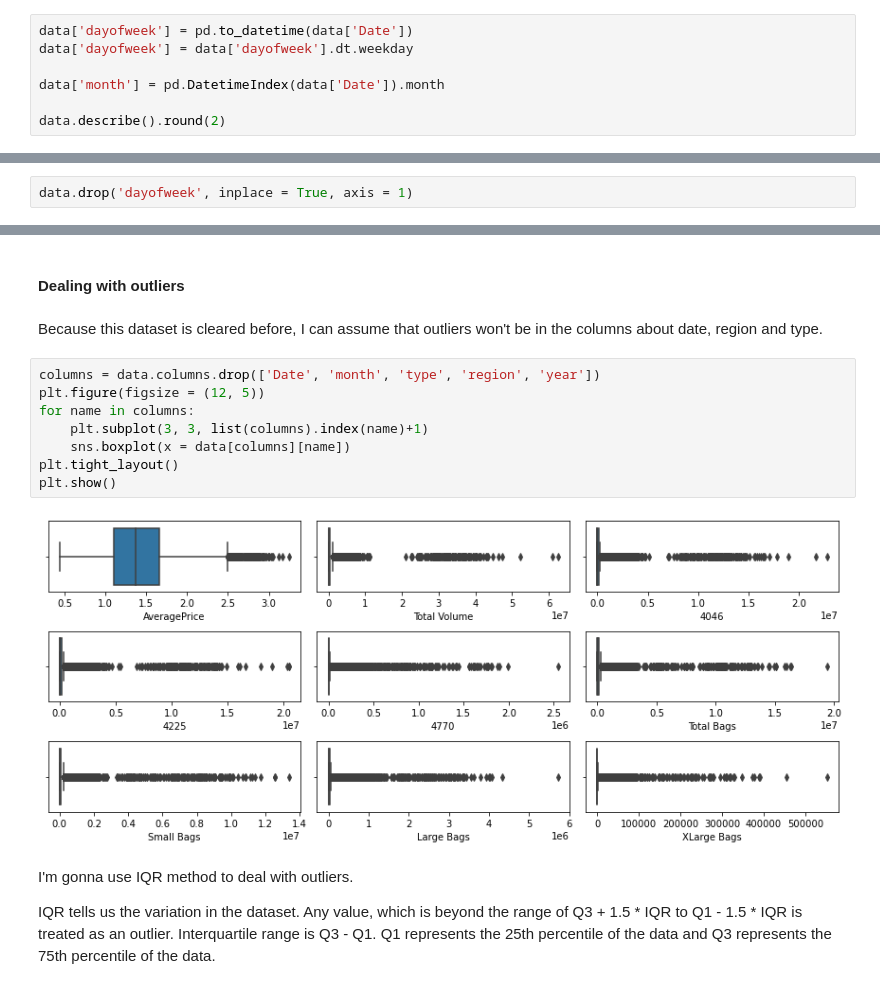
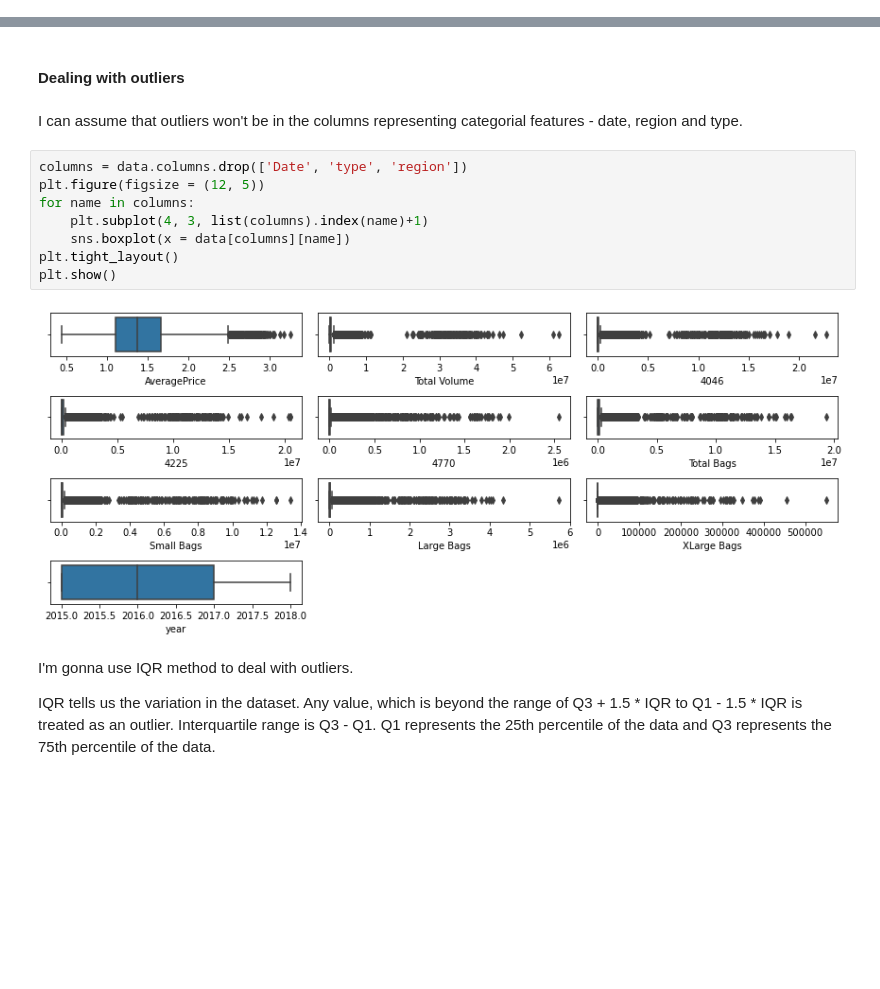
Before and after one commit to sadzikweronika/DS_mini_projects, a Jupyter notebook: Avocado Prices/Avocado Prices.ipynb, the cells around one changed output, grey strips where cells are left out. Saved outputs shown, nothing was run; the diff lists cells and outputs as text; blank space fills up the shorter version.

```diff
--- a/Avocado Prices/Avocado Prices.ipynb
+++ b/Avocado Prices/Avocado Prices.ipynb
@@ -83,7 +80,0 @@ We have columns about date and year. Let's add 2 columns - day of week and month
-# %%
-data['dayofweek'] = pd.to_datetime(data['Date'])
-data['dayofweek'] = data['dayofweek'].dt.weekday
-
-data['month'] = pd.DatetimeIndex(data['Date']).month
-
-data.describe().round(2)
@@ -102,5 +81,3 @@ As we can see, every price has been measured on Saturday, so this new column 'da
-# %%
-data.drop('dayofweek', inplace = True, axis = 1)
 # %% [markdown]
 We have 13 features. Here is the desciption of the relevant ones:
 
@@ -140,17 +116,17 @@ There are no null values. This dataset seems to be cleared from missing values b
 # %% [markdown]
 #### Dealing with outliers
 # %% [markdown]
-Because this dataset is cleared before, I can assume that outliers won't be in the columns about date, region and type.
+I can assume that outliers won't be in the columns representing categorial features - date, region and type.
 # %%
-columns = data.columns.drop(['Date', 'month', 'type', 'region', 'year'])
+columns = data.columns.drop(['Date', 'type', 'region'])
 plt.figure(figsize = (12, 5))
 for name in columns:
-    plt.subplot(3, 3, list(columns).index(name)+1)
+    plt.subplot(4, 3, list(columns).index(name)+1)
     sns.boxplot(x = data[columns][name])
 plt.tight_layout()
 plt.show()
 # %% [output]
-[figure, old version]
+[figure, new version]
 # %% [markdown]
 I'm gonna use IQR method to deal with outliers.
 
```
Also changed, not shown: parts of 35 cells of this notebook.
